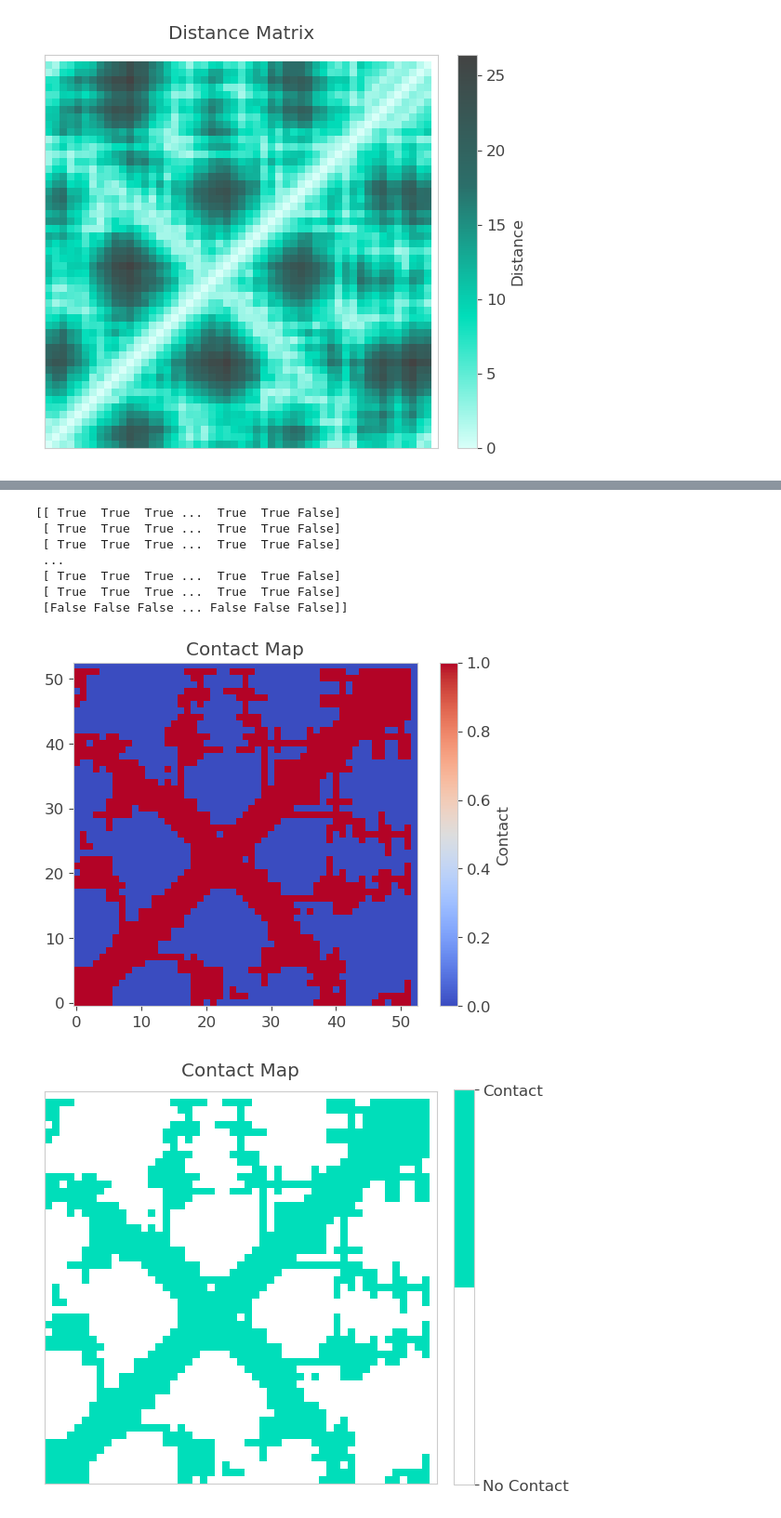
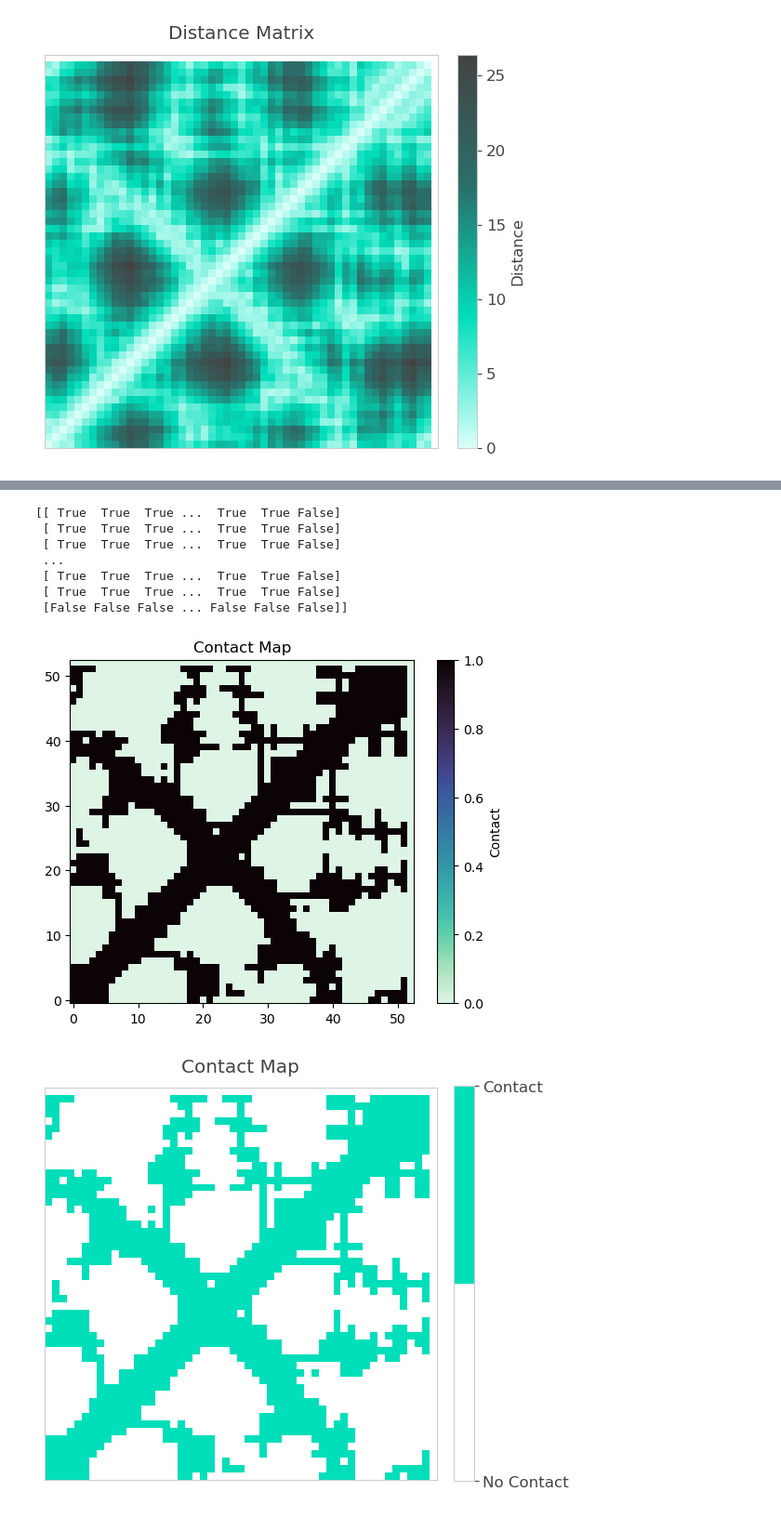
Before and after one commit to Fabiog17/Internship, a Jupyter notebook: Nice_noise.ipynb, the cells around one changed output, grey strips where cells are left out. Shown at 93% size. Saved outputs shown, nothing was run; the diff lists cells and outputs as text; code cells hidden in the pictures.

```diff
--- a/Nice_noise.ipynb
+++ b/Nice_noise.ipynb
@@ -39,7 +39,7 @@ plt.show()
 # %% [output]
 [figure]
 # %%
-num=1
+num=739
 file=files[num]
 print(file)
 seq=sequence[num]
@@ -114,7 +247,7 @@ plt.show()
 # %%
 plt.figure(figsize=(6,5))
 import seaborn as sns
-cmap = sns.color_palette("mako_r", as_cmap=True)
+cmap = sns.color_palette("mako", as_cmap=True)
 
 plt.figure(figsize=(6,5))
 
@@ -130,5 +263,41 @@ plt.title("Distance Matrix")
 
 plt.tight_layout()
 plt.show()
+
+
+
+
+cmap = sns.color_palette("mako_r", as_cmap=True)
+
+plt.figure(figsize=(6,5))
+
+im = plt.imshow(
+    dca_map,
+    cmap=cmap,
+    origin='lower'
+)
+
+plt.colorbar(label="DCA")
+
+
+plt.title("DCA Score")
+
+plt.xticks([])
+plt.yticks([])
+
+plt.tight_layout()
+plt.show()
+
+
+
+contact_map = contact_from_distance(dist, threshold=8.0)
+isfinite = np.isfinite(dist)
+
+cmap = sns.color_palette("mako_r", as_cmap=True)
+print(isfinite)
+plt.figure()
+plt.imshow(contact_map,cmap=cmap, origin='lower')
+plt.title("Contact Map")
+plt.show()
 # %% [output]
 <Figure size 600x500 with 0 Axes>
@@ -231,26 +409,27 @@ plt.show()
 # %%
 def contact_from_distance(distance_map, threshold=8.0):
     contact_map = (distance_map < threshold).astype(int)
     return contact_map
 
 contact_map = contact_from_distance(dist, threshold=8.0)
 isfinite = np.isfinite(dist)
 
+cmap = sns.color_palette("mako_r", as_cmap=True)
 print(isfinite)
 plt.figure()
-plt.imshow(contact_map,cmap='coolwarm', origin='lower')
+plt.imshow(contact_map,cmap=cmap, origin='lower')
 plt.colorbar(label="Contact")
 plt.title("Contact Map")
 plt.show()
 # %% [output]
 [[ True  True  True ...  True  True False]
  [ True  True  True ...  True  True False]
  [ True  True  True ...  True  True False]
  ...
  [ True  True  True ...  True  True False]
  [ True  True  True ...  True  True False]
  [False False False ... False False False]]
-[figure, old version]
+[figure, new version]
 # %%
 import matplotlib.pyplot as plt
 from matplotlib.colors import ListedColormap
```
Also changed, not shown: parts of 6 cells of this notebook, 10 other files.
